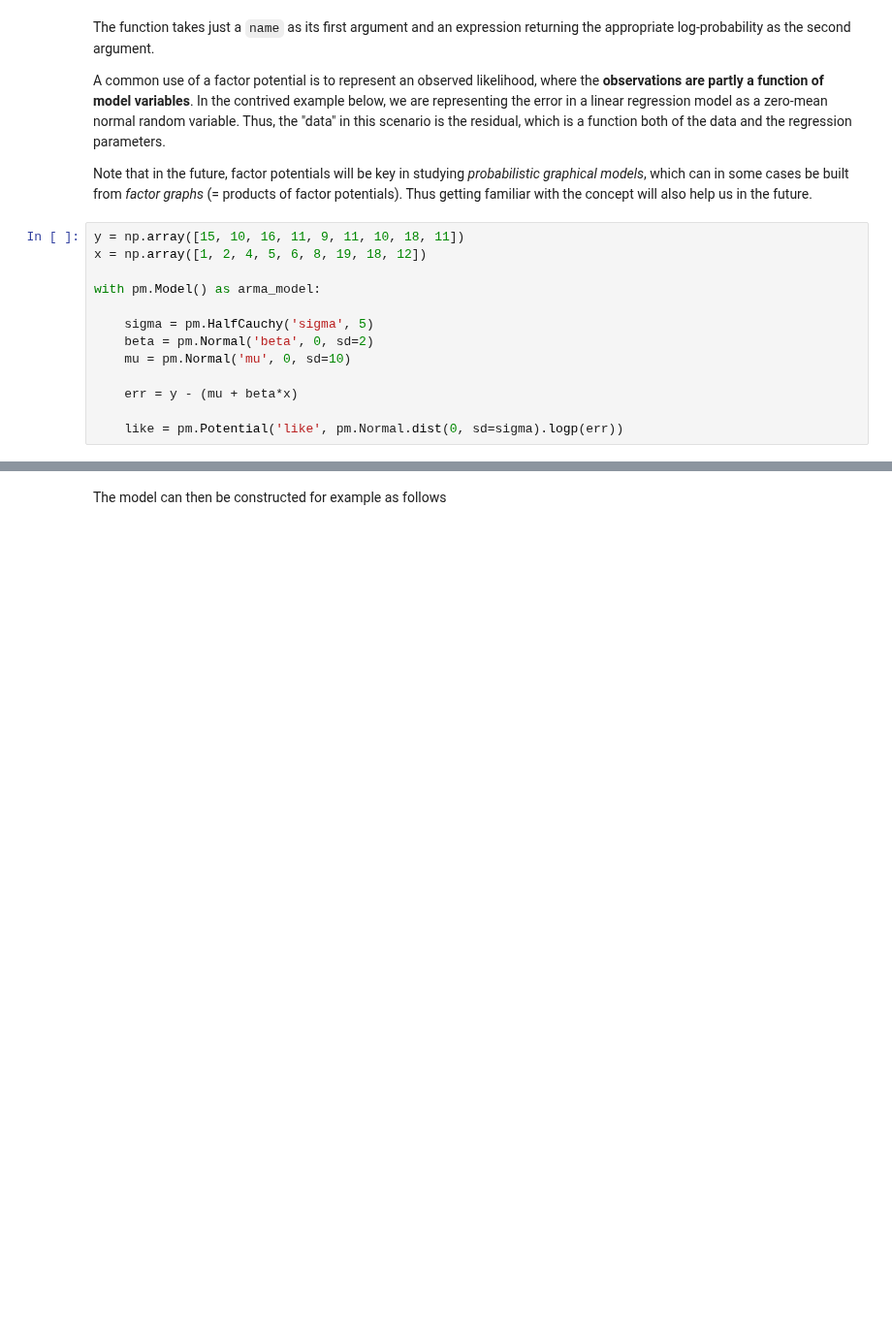
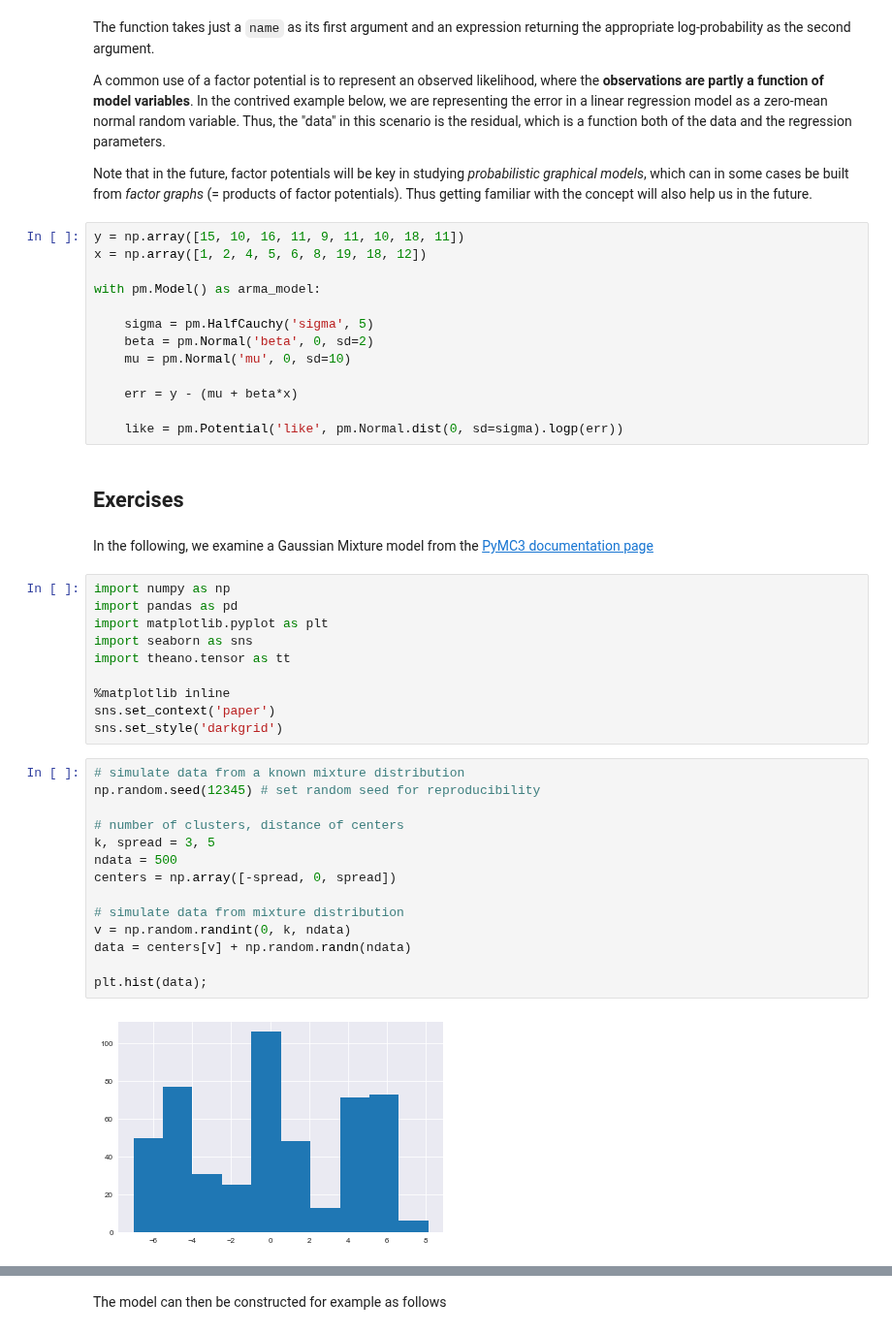
Before and after one commit to fonnesbeck/PyMC3_DataScienceLA, a Jupyter notebook: notebooks/2. Model Building with PyMC3.ipynb, the cells around one changed output, grey strips where cells are left out. Shown at 97% size. Saved outputs shown, nothing was run; the diff lists cells and outputs as text; blank space fills up the shorter version.

```diff
--- a/notebooks/2. Model Building with PyMC3.ipynb
+++ b/notebooks/2. Model Building with PyMC3.ipynb
@@ -276,3 +276,33 @@ with pm.Model() as arma_model:
     err = y - (mu + beta*x)
 
     like = pm.Potential('like', pm.Normal.dist(0, sd=sigma).logp(err))
+# %% [markdown]
+## Exercises
+# %% [markdown]
+In the following, we examine a Gaussian Mixture model from the [PyMC3 documentation page](http://docs.pymc.io/notebooks/gaussian_mixture_model.html)
+# %%
+import numpy as np
+import pandas as pd
+import matplotlib.pyplot as plt
+import seaborn as sns
+import theano.tensor as tt
+
+%matplotlib inline
+sns.set_context('paper')
+sns.set_style('darkgrid')
+# %%
+# simulate data from a known mixture distribution
+np.random.seed(12345) # set random seed for reproducibility
+
+# number of clusters, distance of centers
+k, spread = 3, 5
+ndata = 500
+centers = np.array([-spread, 0, spread])
+
+# simulate data from mixture distribution
+v = np.random.randint(0, k, ndata)
+data = centers[v] + np.random.randn(ndata)
+
+plt.hist(data);
+# %% [output]
+[figure, added]
```
Also changed, not shown: parts of 15 cells of this notebook.
